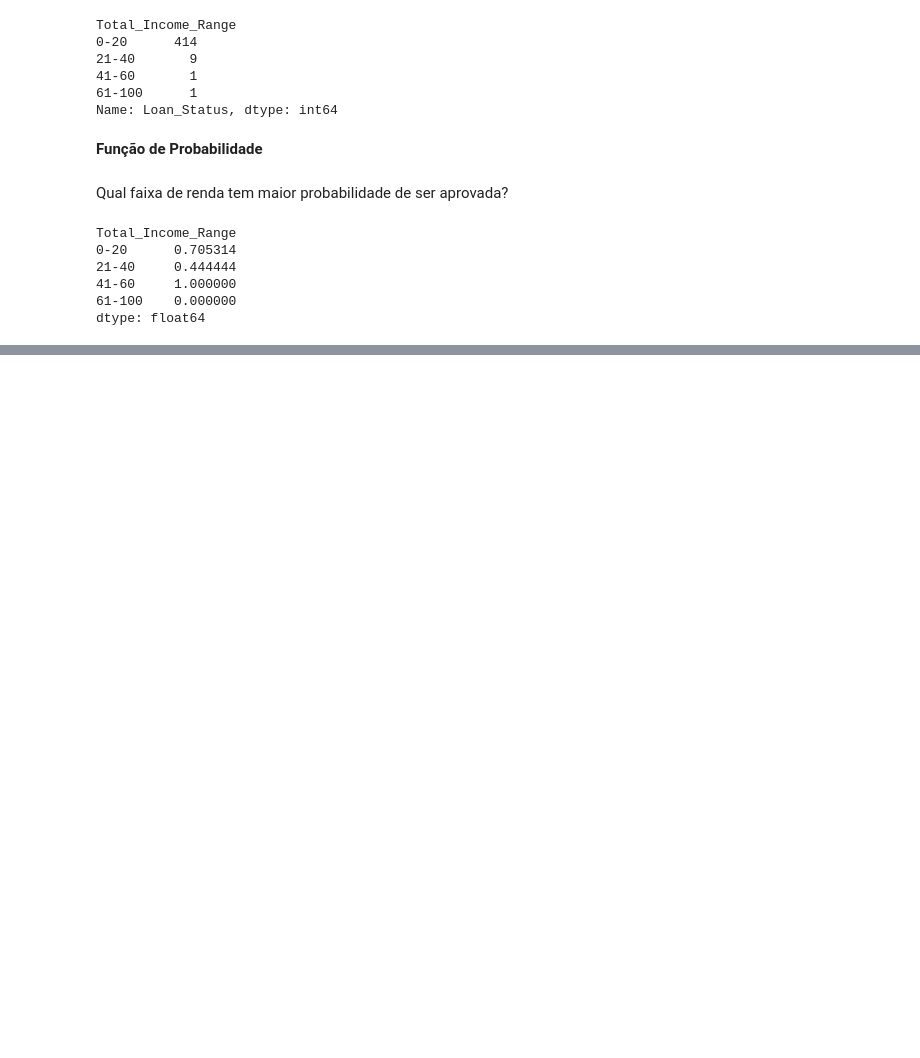
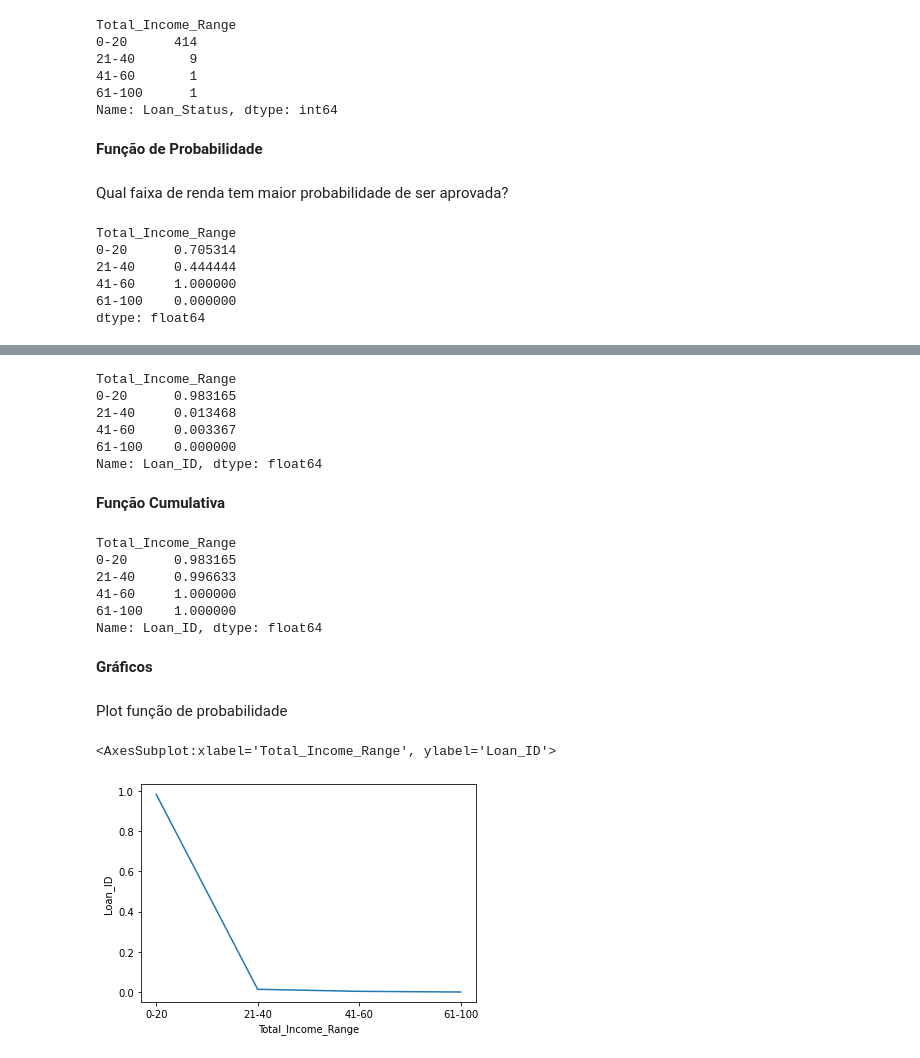
Before and after one commit to joaofranca13/project-statistics-probability, a Jupyter notebook: src/analysis_loan_data.ipynb, the cells around one changed output, grey strips where cells are left out. Saved outputs shown, nothing was run; the diff lists cells and outputs as text; code cells hidden in the pictures; blank space fills up the shorter version.

```diff
--- a/src/analysis_loan_data.ipynb
+++ b/src/analysis_loan_data.ipynb
@@ -383,0 +387,32 @@ dtype: float64
+# %%
+dfapproved = dfloan_clean[dfloan_clean["Loan_Status"] == "Y"]
+
+fp = dfapproved.groupby("Total_Income_Range")["Loan_ID"].nunique()/len(dfapproved)
+fp
+# %% [output]
+Total_Income_Range
+0-20      0.983165
+21-40     0.013468
+41-60     0.003367
+61-100    0.000000
+Name: Loan_ID, dtype: float64
+# %% [markdown]
+**Função Cumulativa**
+# %%
+fp.cumsum()
+# %% [output]
+Total_Income_Range
+0-20      0.983165
+21-40     0.996633
+41-60     1.000000
+61-100    1.000000
+Name: Loan_ID, dtype: float64
+# %% [markdown]
+**Gráficos**
+# %% [markdown]
+Plot função de probabilidade
+# %%
+sns.lineplot(data=fp)
+# %% [output]
+<AxesSubplot:xlabel='Total_Income_Range', ylabel='Loan_ID'>
+[figure, added]
```
Also changed, not shown: parts of 9 cells of this notebook.
